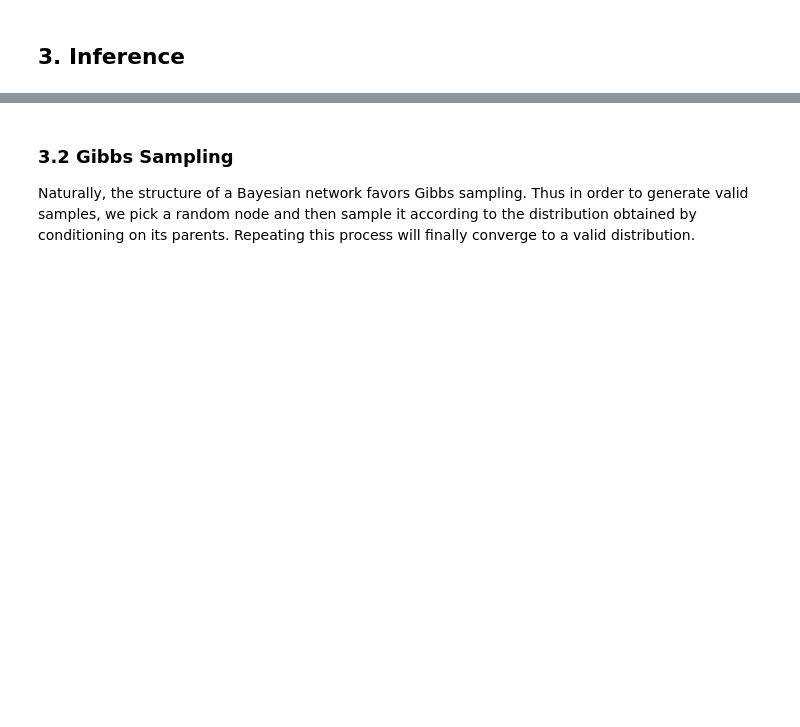
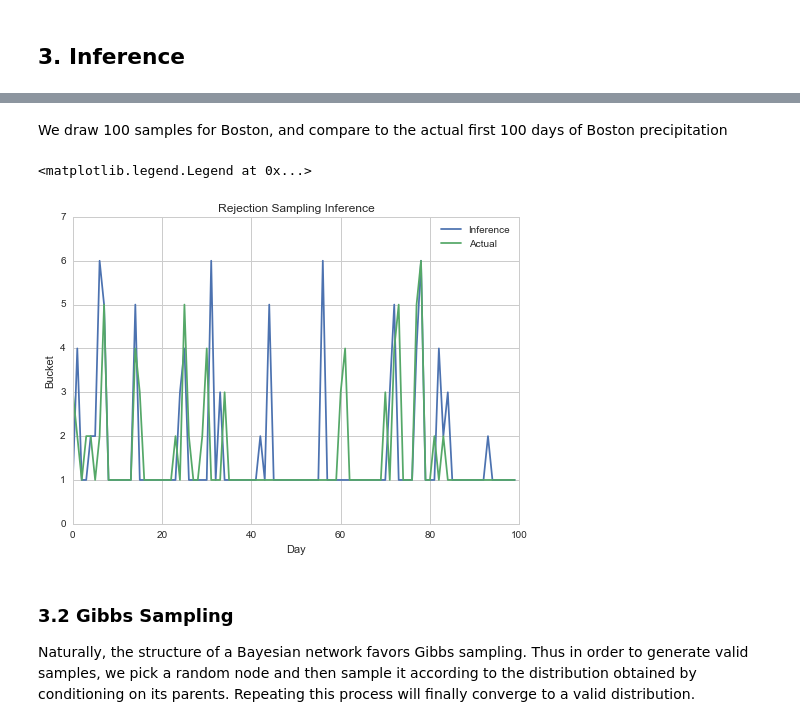
Before and after one commit to therealchuckliu/MCWeather, a Jupyter notebook: 02_Bayesian_Networks.ipynb, the cells around one changed output, grey strips where cells are left out. Saved outputs shown, nothing was run; the diff lists cells and outputs as text; code cells hidden in the pictures; blank space fills up the shorter version.

```diff
--- a/02_Bayesian_Networks.ipynb
+++ b/02_Bayesian_Networks.ipynb
@@ -570,3 +626,18 @@ plot_map_graph(dep_map, best_mat)
+# %% [markdown]
+We draw 100 samples for Boston, and compare to the actual first 100 days of Boston precipitation
+# %%
+samples = rejection_sample("KBOS", 100)
+plt.ylim([0, 7])
+plt.plot(samples, label="Inference")
+plt.plot(rain_discrete["KBOS"][0:100], label="Actual")
+plt.xlabel("Day")
+plt.ylabel("Bucket")
+plt.title("Rejection Sampling Inference")
+plt.legend()
+#plt.savefig("images/rej_samp.png", dpi=250)
+# %% [output]
+<matplotlib.legend.Legend at 0x...>
+[figure, added]
 # %% [markdown]
 ### 3.2 Gibbs Sampling
 Naturally, the structure of a Bayesian network favors Gibbs sampling. Thus in order to generate valid samples, we pick a random node and then sample it according to the distribution obtained by conditioning on its parents. Repeating this process will finally converge to a valid distribution.
```
Also changed, not shown: parts of 30 cells of this notebook.
